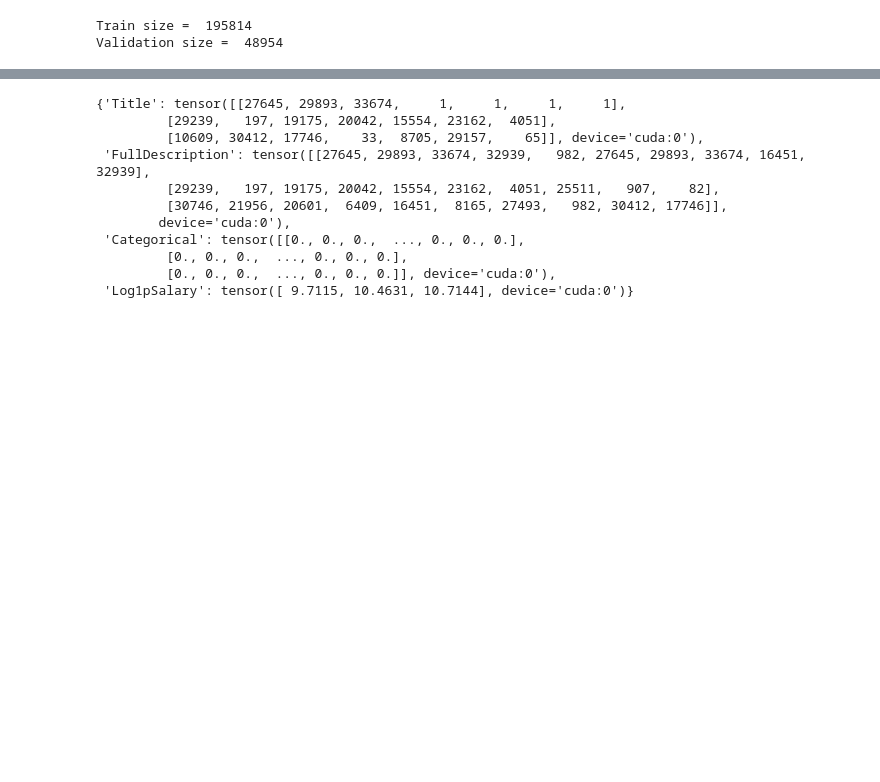
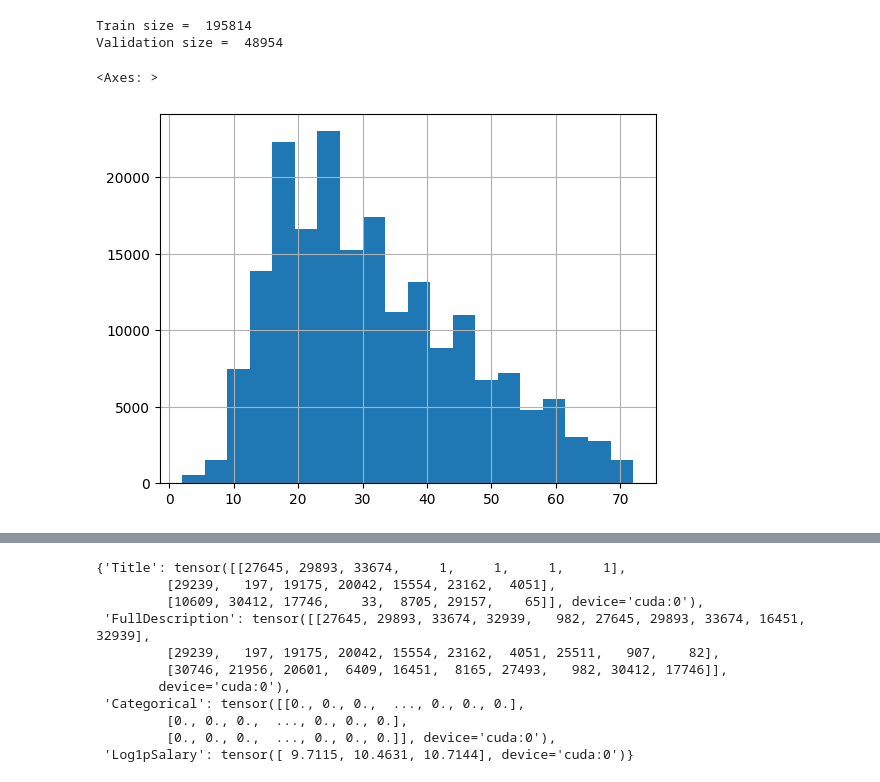
Before and after one commit to virtualphoton/nlp_course_2022, a Jupyter notebook: week02_classification/seminar.ipynb, the cells around one changed output, grey strips where cells are left out. Drawn from its saved outputs; the diff is of its cells as text; code cells hidden in the pictures; blank space fills up the shorter version.

```diff
--- a/week02_classification/seminar.ipynb
+++ b/week02_classification/seminar.ipynb
@@ -256,3 +256,10 @@ print("Validation size = ", len(data_val))
 # %% [output]
 Train size =  195814
 Validation size =  48954
+# %%
+t = data_train.Title.str.len()
+t = t[t < t.quantile(.99)]
+t.hist(bins=20)
+# %% [output]
+<Axes: >
+[figure, added]
```
Also changed, not shown: parts of 4 cells of this notebook, 3 other files.
